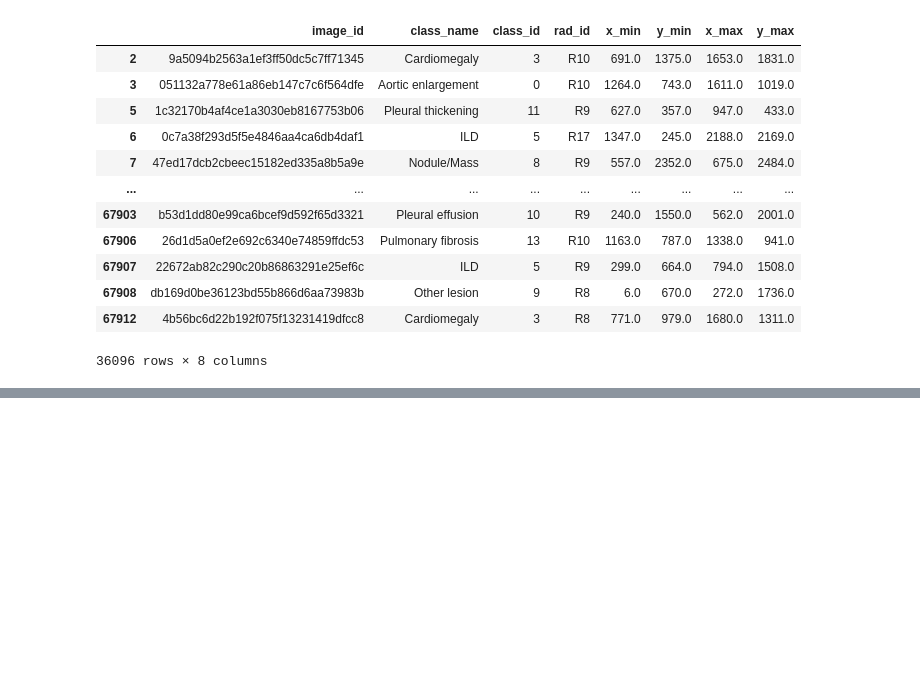
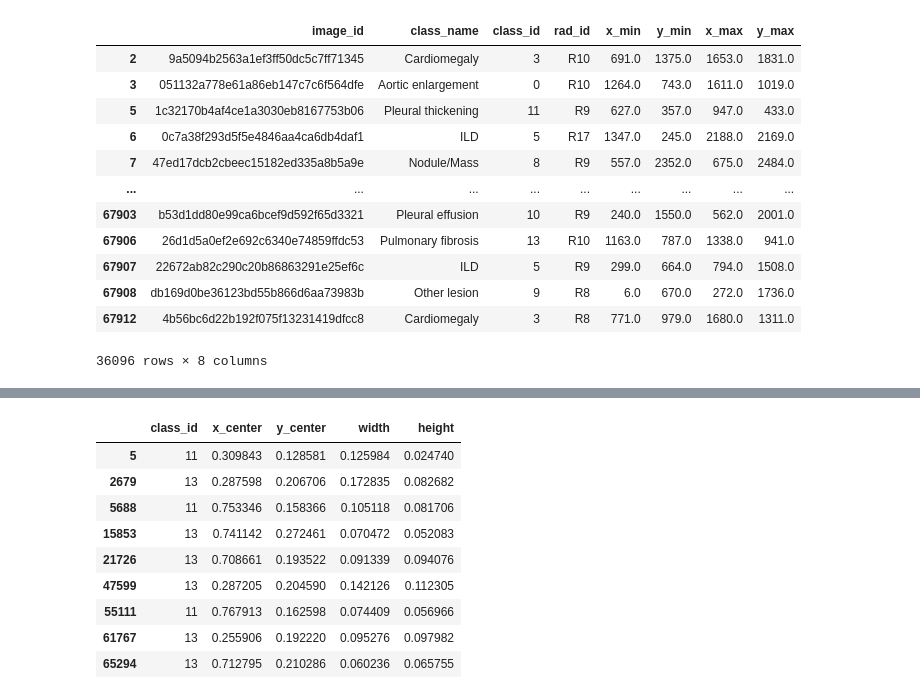
Before and after one commit to AmarHek/XrayDetection, a Jupyter notebook: src/dataset_exploration.ipynb, the cells around one changed output, grey strips where cells are left out. Saved outputs shown, nothing was run; the diff lists cells and outputs as text; code cells hidden in the pictures; blank space fills up the shorter version.

```diff
--- a/dataset_exploration.ipynb
+++ b/src/dataset_exploration.ipynb
@@ -204,0 +257,21 @@ for dicom_path in dicom_paths:
+# %%
+# convert the annotations to a single pd dataframe
+annotations = pd.DataFrame({
+    "class_id": class_id,
+    "x_center": x_center,
+    "y_center": y_center,
+    "width": width,
+    "height": height
+})
+annotations
+# %% [output]
+|  | class_id | x_center | y_center | width | height |
+| 5 | 11 | 0.309843 | 0.128581 | 0.125984 | 0.024740 |
+| 2679 | 13 | 0.287598 | 0.206706 | 0.172835 | 0.082682 |
+| 5688 | 11 | 0.753346 | 0.158366 | 0.105118 | 0.081706 |
+| 15853 | 13 | 0.741142 | 0.272461 | 0.070472 | 0.052083 |
+| 21726 | 13 | 0.708661 | 0.193522 | 0.091339 | 0.094076 |
+| 47599 | 13 | 0.287205 | 0.204590 | 0.142126 | 0.112305 |
+| 55111 | 11 | 0.767913 | 0.162598 | 0.074409 | 0.056966 |
+| 61767 | 13 | 0.255906 | 0.192220 | 0.095276 | 0.097982 |
+| 65294 | 13 | 0.712795 | 0.210286 | 0.060236 | 0.065755 |
```
Also changed, not shown: parts of 15 cells of this notebook.
